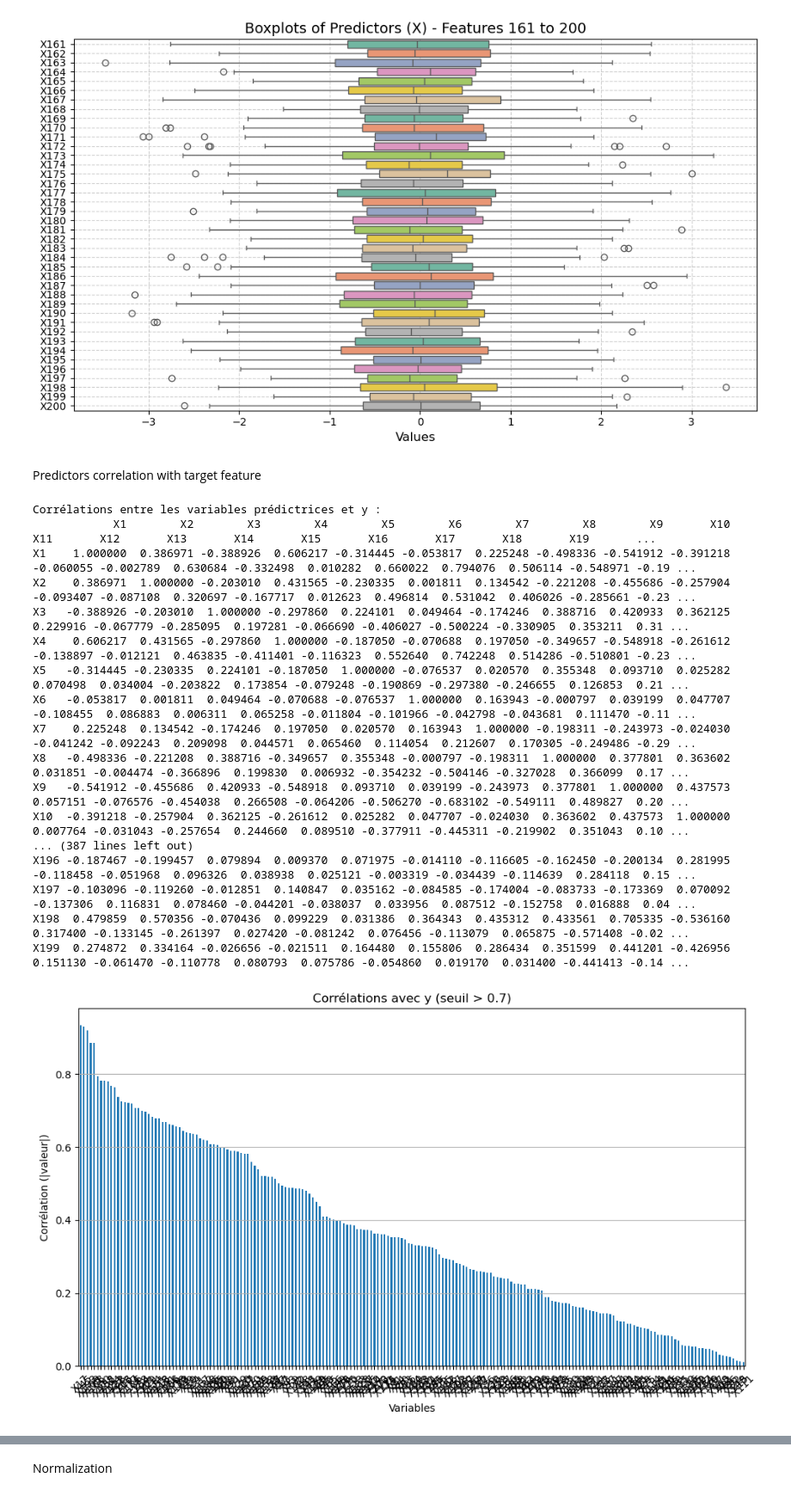
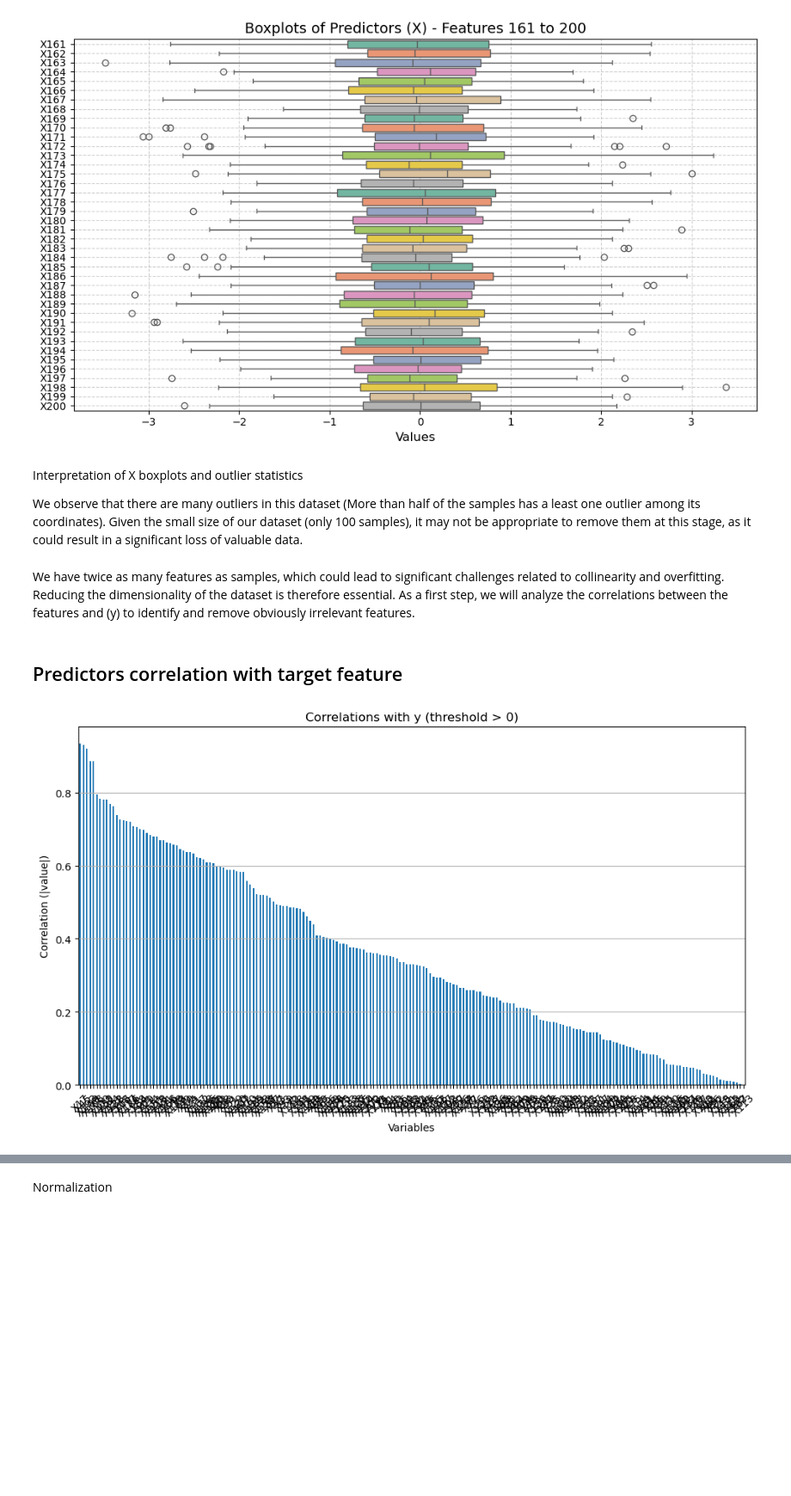
Before and after one commit to luc-polo/Advanced-Regression-Challenge, a Jupyter notebook: Script.ipynb, the cells around one changed output, grey strips where cells are left out. Shown at 86% size. Saved outputs shown, nothing was run; the diff lists cells and outputs as text; code cells hidden in the pictures; blank space fills up the shorter version.

```diff
--- a/Script.ipynb
+++ b/Script.ipynb
@@ -198,3 +237,8 @@ Passing `palette` without assigning `hue` is deprecated and will be removed in v
+# %% [markdown]
+Interpretation of X boxplots and outlier statistics
+
+We observe that there are many outliers in this dataset (More than half of the samples has a least one outlier among its coordinates).
+Given the small size of our dataset (only 100 samples), it may not be appropriate to remove them at this stage, as it could result in a significant loss of valuable data.
 # %%
 ### Plot each variable against the target variable (y)
 # List of explanatory variables
@@ -218,46 +262,29 @@ for i, feature in enumerate(features, 1):
 
 plt.tight_layout()
 plt.show()
+# %% [markdown]
+We have twice as many features as samples, which could lead to significant challenges related to collinearity and overfitting. Reducing the dimensionality of the dataset is therefore essential. As a first step, we will analyze the correlations between the features and \(y\) to identify and remove obviously irrelevant features.
 # %% [markdown]
-Predictors correlation with target feature
+## Predictors correlation with target feature
 # %%
-correlations = X.corr() # Exclure la corrélation de y avec lui-même
+# Define a threshold for correlation to plot
+corr_threshold = 0
 
-# Afficher les corrélations dans la console
-print("Corrélations entre les variables prédictrices et y :")
-print(correlations)
-
+correlations = X.corr()  # Exclude the correlation of y with itself
 
 correlations = data.corr()['y'].drop('y').abs().sort_values(ascending=False)
 
-# Filtrer les corrélations supérieures à 0.7
-correlations = correlations[correlations > 0.01]
+# Filter correlations greater than corr_threshold
+correlations = correlations[correlations > corr_threshold]
 
-# Tracer les corrélations
+# Plot the correlations
 plt.figure(figsize=(10, 6))
-correlations.plot(kind='bar', title="Corrélations avec y (seuil > 0.7)")
-plt.ylabel("Corrélation (|valeur|)")
+correlations.plot(kind='bar', title=f"Correlations with y (threshold > {corr_threshold})")
+plt.ylabel("Correlation (|value|)")
 plt.xlabel("Variables")
 plt.xticks(rotation=45)
 plt.grid(axis='y')
 plt.tight_layout()
 plt.show()
 # %% [output]
-Corrélations entre les variables prédictrices et y :
-            X1        X2        X3        X4        X5        X6        X7        X8        X9       X10       X11       X12       X13       X14       X15       X16       X17       X18       X19       ...
-X1    1.000000  0.386971 -0.388926  0.606217 -0.314445 -0.053817  0.225248 -0.498336 -0.541912 -0.391218 -0.060055 -0.002789  0.630684 -0.332498  0.010282  0.660022  0.794076  0.506114 -0.548971 -0.19 ...
-X2    0.386971  1.000000 -0.203010  0.431565 -0.230335  0.001811  0.134542 -0.221208 -0.455686 -0.257904 -0.093407 -0.087108  0.320697 -0.167717  0.012623  0.496814  0.531042  0.406026 -0.285661 -0.23 ...
-X3   -0.388926 -0.203010  1.000000 -0.297860  0.224101  0.049464 -0.174246  0.388716  0.420933  0.362125  0.229916 -0.067779 -0.285095  0.197281 -0.066690 -0.406027 -0.500224 -0.330905  0.353211  0.31 ...
-X4    0.606217  0.431565 -0.297860  1.000000 -0.187050 -0.070688  0.197050 -0.349657 -0.548918 -0.261612 -0.138897 -0.012121  0.463835 -0.411401 -0.116323  0.552640  0.742248  0.514286 -0.510801 -0.23 ...
-X5   -0.314445 -0.230335  0.224101 -0.187050  1.000000 -0.076537  0.020570  0.355348  0.093710  0.025282  0.070498  0.034004 -0.203822  0.173854 -0.079248 -0.190869 -0.297380 -0.246655  0.126853  0.21 ...
-X6   -0.053817  0.001811  0.049464 -0.070688 -0.076537  1.000000  0.163943 -0.000797  0.039199  0.047707 -0.108455  0.086883  0.006311  0.065258 -0.011804 -0.101966 -0.042798 -0.043681  0.111470 -0.11 ...
-X7    0.225248  0.134542 -0.174246  0.197050  0.020570  0.163943  1.000000 -0.198311 -0.243973 -0.024030 -0.041242 -0.092243  0.209098  0.044571  0.065460  0.114054  0.212607  0.170305 -0.249486 -0.29 ...
-X8   -0.498336 -0.221208  0.388716 -0.349657  0.355348 -0.000797 -0.198311  1.000000  0.377801  0.363602  0.031851 -0.004474 -0.366896  0.199830  0.006932 -0.354232 -0.504146 -0.327028  0.366099  0.17 ...
-X9   -0.541912 -0.455686  0.420933 -0.548918  0.093710  0.039199 -0.243973  0.377801  1.000000  0.437573  0.057151 -0.076576 -0.454038  0.266508 -0.064206 -0.506270 -0.683102 -0.549111  0.489827  0.20 ...
-X10  -0.391218 -0.257904  0.362125 -0.261612  0.025282  0.047707 -0.024030  0.363602  0.437573  1.000000  0.007764 -0.031043 -0.257654  0.244660  0.089510 -0.377911 -0.445311 -0.219902  0.351043  0.10 ...
-... (387 lines left out)
-X196 -0.187467 -0.199457  0.079894  0.009370  0.071975 -0.014110 -0.116605 -0.162450 -0.200134  0.281995 -0.118458 -0.051968  0.096326  0.038938  0.025121 -0.003319 -0.034439 -0.114639  0.284118  0.15 ...
-X197 -0.103096 -0.119260 -0.012851  0.140847  0.035162 -0.084585 -0.174004 -0.083733 -0.173369  0.070092 -0.137306  0.116831  0.078460 -0.044201 -0.038037  0.033956  0.087512 -0.152758  0.016888  0.04 ...
-X198  0.479859  0.570356 -0.070436  0.099229  0.031386  0.364343  0.435312  0.433561  0.705335 -0.536160  0.317400 -0.133145 -0.261397  0.027420 -0.081242  0.076456 -0.113079  0.065875 -0.571408 -0.02 ...
-X199  0.274872  0.334164 -0.026656 -0.021511  0.164480  0.155806  0.286434  0.351599  0.441201 -0.426956  0.151130 -0.061470 -0.110778  0.080793  0.075786 -0.054860  0.019170  0.031400 -0.441413 -0.14 ...
-[figure, old version]
+[figure, new version]
```
Also changed, not shown: parts of 9 cells of this notebook.
